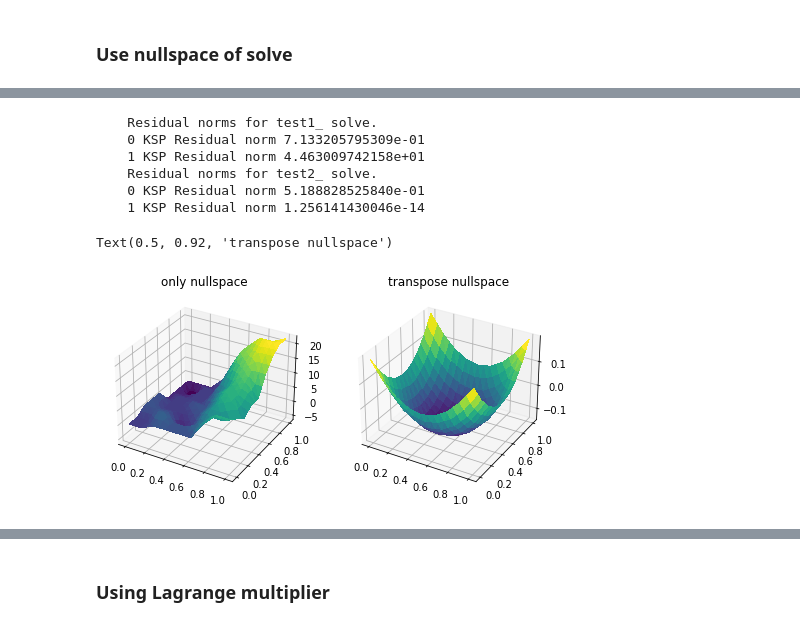
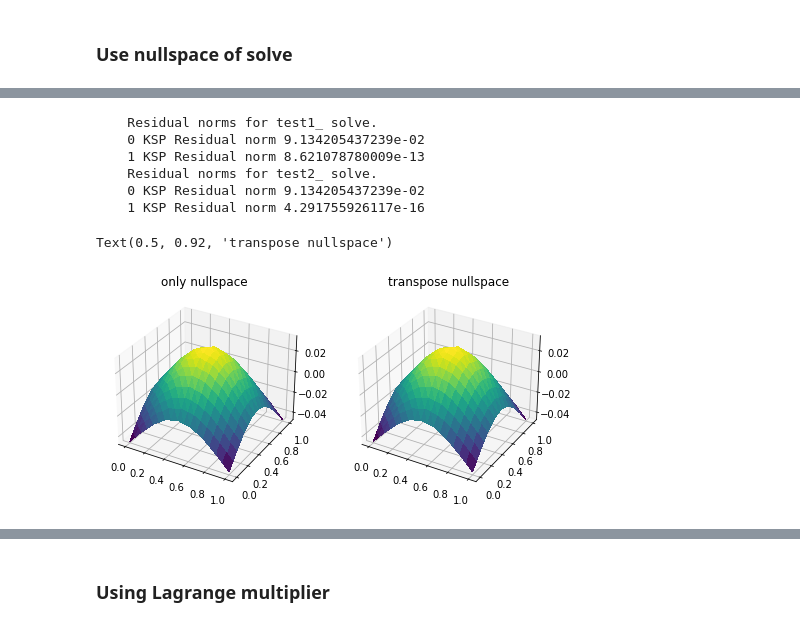
Before and after one commit to lrtfm/notes-for-firedrake, a Jupyter notebook: 02_firedrake_intro.ipynb, the cells around one changed output, grey strips where cells are left out. Cells and saved outputs as stored; diff of their text form; code cells hidden in the pictures.

```diff
--- a/02_firedrake_intro.ipynb
+++ b/02_firedrake_intro.ipynb
@@ -659,13 +672,14 @@ f = sin(pi*x)*sin(pi*y)
 
 subdomain_id = None # None for all boundray, 或者单个编号 如 1, 或者使用 list 或 tuple 如: (1, 2)
 
-if True:
+if False:
     # 不满足兼容性条件
     g = Constant(1)
 else:
     # 满足兼容性条件
-    L = assemble(1*ds(domain=test_mesh, subdomain_id=subdomain_id))
-    g = Constant(-assemble(f*dx)/L)
+    length = assemble(1*ds(domain=test_mesh, subdomain_id=subdomain_id))
+    g = Constant(-assemble(f*dx)/length)
+    # g = Constant(-1/pi**2)
 
 V = FunctionSpace(test_mesh, 'CG', degree=1)
 u, v = TrialFunction(V), TestFunction(V)
@@ -678,35 +692,42 @@ nullspace = VectorSpaceBasis(constant=True)
 
 solve(a == L, u1_h,
       solver_parameters={
           # 'ksp_view': None,
           'ksp_monitor': None,
       },
       options_prefix='test1',
       nullspace=nullspace,
       transpose_nullspace=None)
 
 u2_h = Function(V, name='u2_h')
 solve(a == L, u2_h,
       solver_parameters={
           # 'ksp_view': None,
           'ksp_monitor': None,
       },
       options_prefix='test2',
       nullspace=nullspace,
       transpose_nullspace=nullspace)
 
+# 通过 nullspace 求出的解并不满足积分为 0, 需要做后处理
+omega = assemble(Constant(1)*dx(domain=test_mesh))
+s1 = assemble(u1_h*dx)/omega
+u1_h.dat.data_with_halos[:] = u1_h.dat.data_ro_with_halos[:] - s1
+
+s2 = assemble(u2_h*dx)/omega
+u2_h.dat.data_with_halos[:] = u2_h.dat.data_ro_with_halos[:] - s2
 
 fig, ax = plt.subplots(1, 2, figsize=[8, 4], subplot_kw=dict(projection='3d'))
 trisurf(u1_h, axes=ax[0])
 ax[0].set_title('only nullspace')
 trisurf(u2_h, axes=ax[1])
 ax[1].set_title('transpose nullspace')
 # %% [output]
     Residual norms for test1_ solve.
-    0 KSP Residual norm 7.133205795309e-01
-    1 KSP Residual norm 4.463009742158e+01
+    0 KSP Residual norm 9.134205437239e-02
+    1 KSP Residual norm 8.621078780009e-13
     Residual norms for test2_ solve.
-    0 KSP Residual norm 5.188828525840e-01
-    1 KSP Residual norm 1.256141430046e-14
+    0 KSP Residual norm 9.134205437239e-02
+    1 KSP Residual norm 4.291755926117e-16
 Text(0.5, 0.92, 'transpose nullspace')
-[figure, old version]
+[figure, new version]
```
Also changed, not shown: parts of 16 cells of this notebook, 1 other file.
